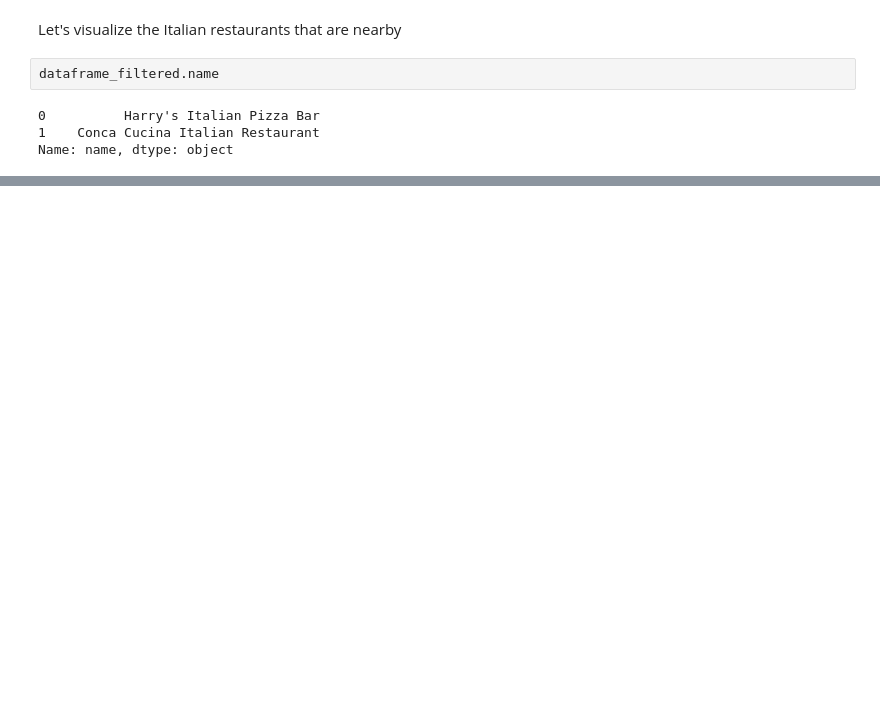
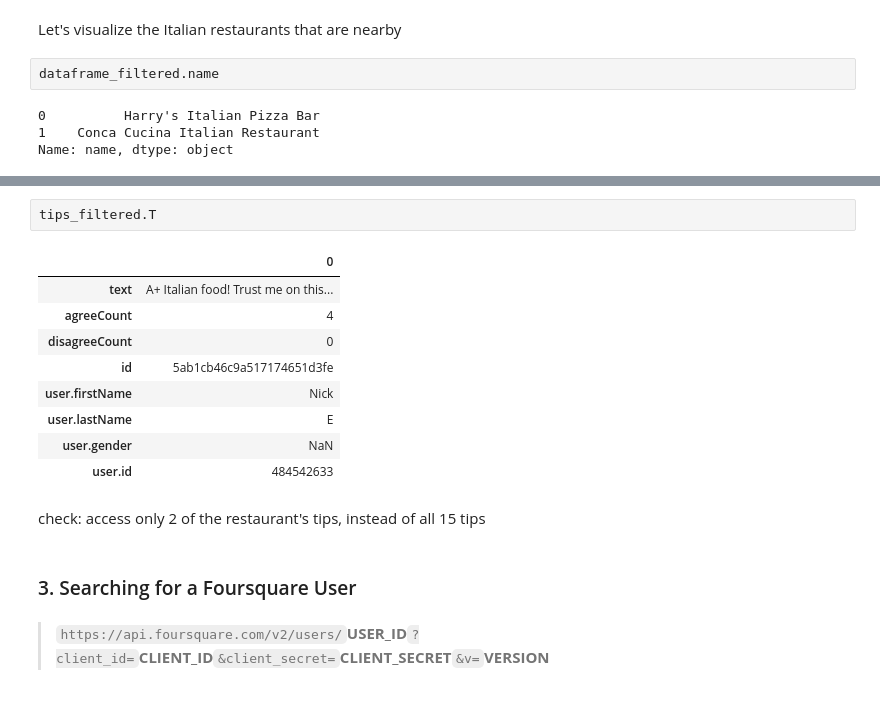
Before and after one commit to MoniAIML/Coursera_Capstone, a Jupyter notebook: Capstone-Wk2-Lab.ipynb, the cells around one changed output, grey strips where cells are left out. Drawn from its saved outputs; the diff is of its cells as text; blank space fills up the shorter version.

```diff
--- a/Capstone-Wk2-Lab.ipynb
+++ b/Capstone-Wk2-Lab.ipynb
@@ -240,0 +375,18 @@ venues_map
+# %%
+tips_filtered.T
+# %% [output]
+|  | 0 |
+| text | A+ Italian food! Trust me on this... |
+| agreeCount | 4 |
+| disagreeCount | 0 |
+| id | 5ab1cb46c9a517174651d3fe |
+| user.firstName | Nick |
+| user.lastName | E |
+| user.gender | NaN |
+| user.id | 484542633 |
+# %% [markdown]
+check: access only 2 of the restaurant's tips, instead of all 15 tips
+# %% [markdown]
+### 3. Searching for a Foursquare User
+# %% [markdown]
+> `https://api.foursquare.com/v2/users/`**USER_ID**`?client_id=`**CLIENT_ID**`&client_secret=`**CLIENT_SECRET**`&v=`**VERSION**
```
Also changed, not shown: parts of 57 cells of this notebook.
